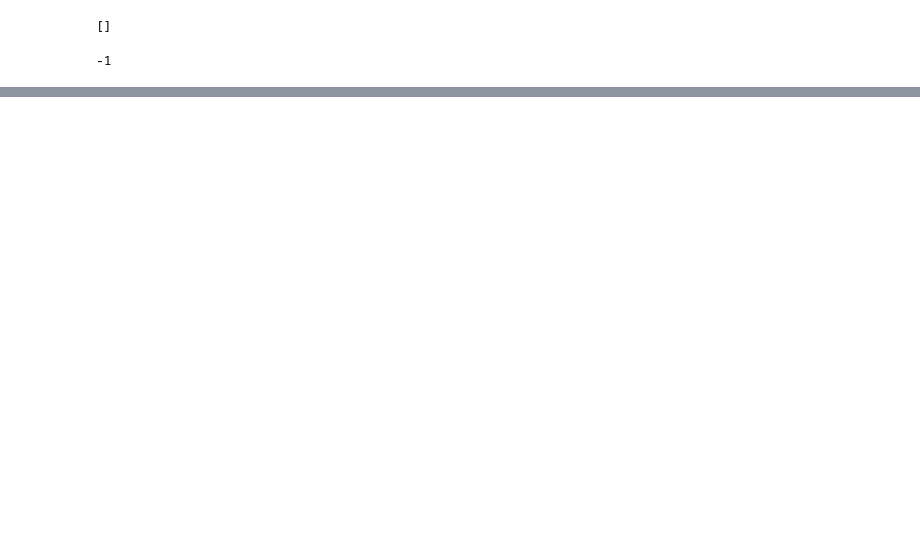
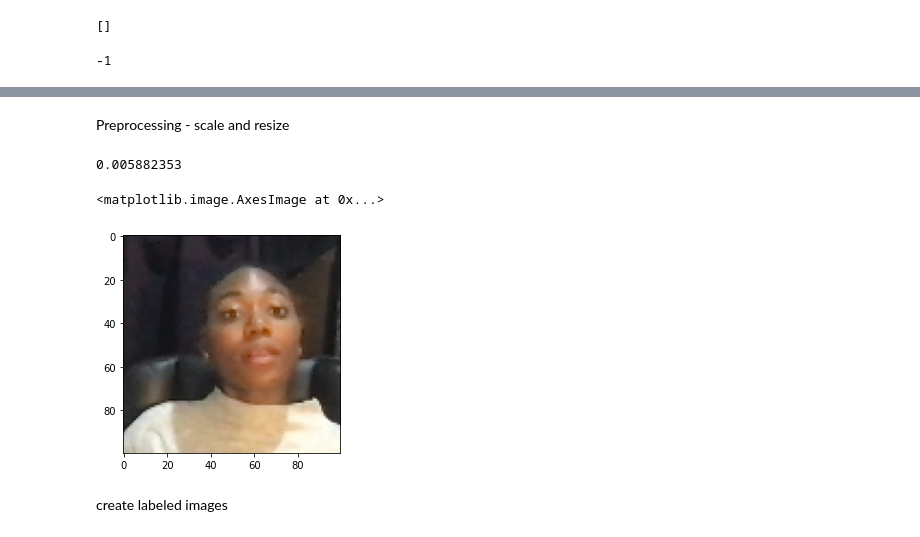
Before and after one commit to EDKemi/facial_recognition_app, a Jupyter notebook: notebooks/facial_verification_siamese_network.ipynb, the cells around one changed output, grey strips where cells are left out. Saved outputs shown, nothing was run; the diff lists cells and outputs as text; code cells hidden in the pictures; blank space fills up the shorter version.

Commit message:
Added steps for batching data, creating lables and set up for preprocessing step

```diff
--- a/notebooks/facial_verification_siamese_network.ipynb
+++ b/notebooks/facial_verification_siamese_network.ipynb
@@ -96,0 +113,15 @@ plt.imshow(frame[120:120+250,200:200+250, :])
+# %% [markdown]
+Preprocessing - scale and resize
+# %%
+def preprocess(file_path):
+    byte_img = tf.io.read_file(file_path)
+    img = tf.io.decode_jpeg(byte_img)
+    img = tf.image.resize(img, (100,100))
+    img = img / 255.0
+    return img
+# %%
+dir_test_img = preprocess('../raw_data/anchor/e564489a-cbe6-11ec-95bd-acde48001122.jpg')
+# %%
+dir_test_img.numpy().min()
+# %% [output]
+0.005882353
@@ -96,0 +130,5 @@ plt.imshow(frame[120:120+250,200:200+250, :])
+# %%
+plt.imshow(dir_test_img)
+# %% [output]
+<matplotlib.image.AxesImage at 0x...>
+[figure, added]
@@ -96,0 +137,2 @@ plt.imshow(frame[120:120+250,200:200+250, :])
+# %% [markdown]
+create labeled images
```
Also changed, not shown: parts of 11 cells of this notebook.
